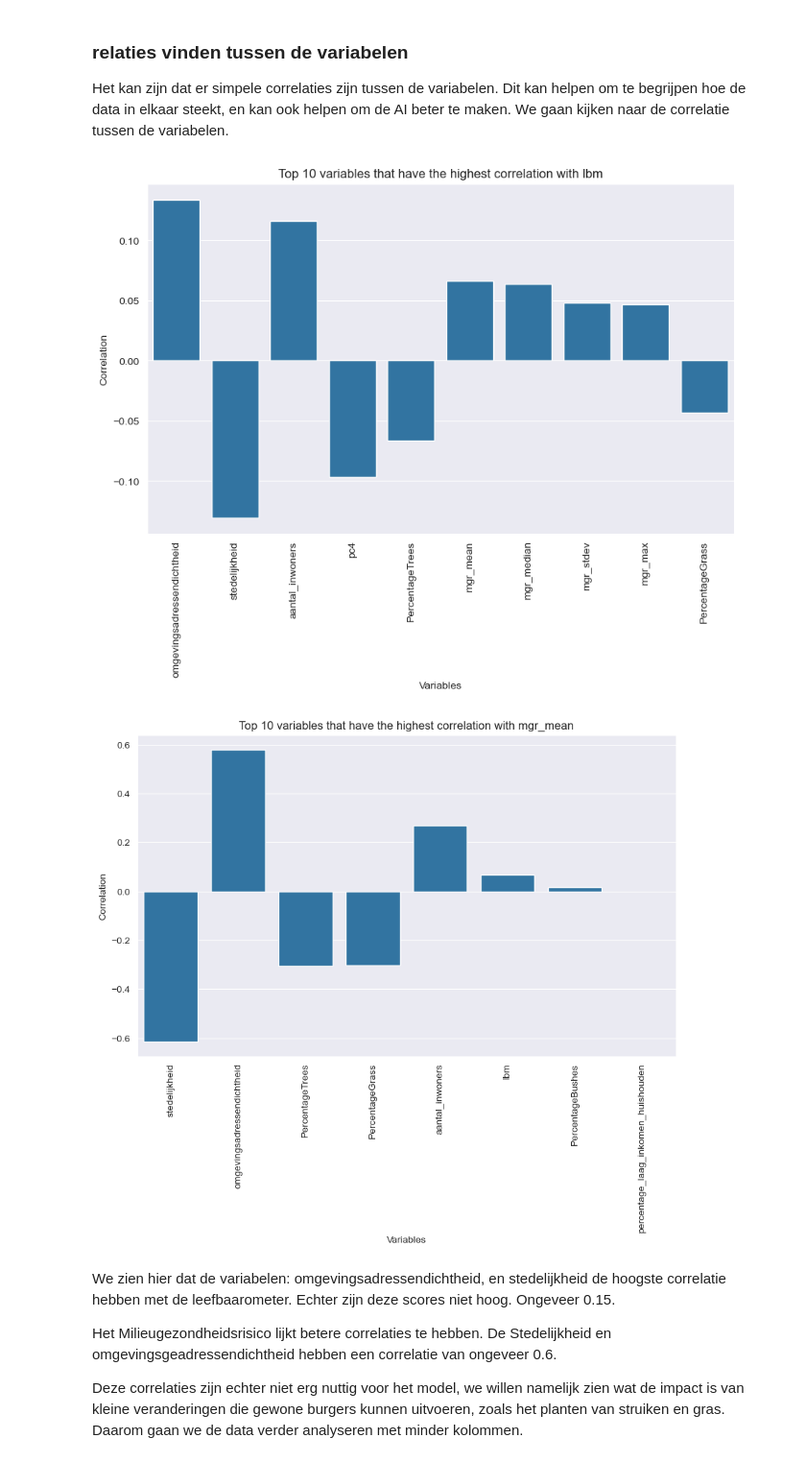
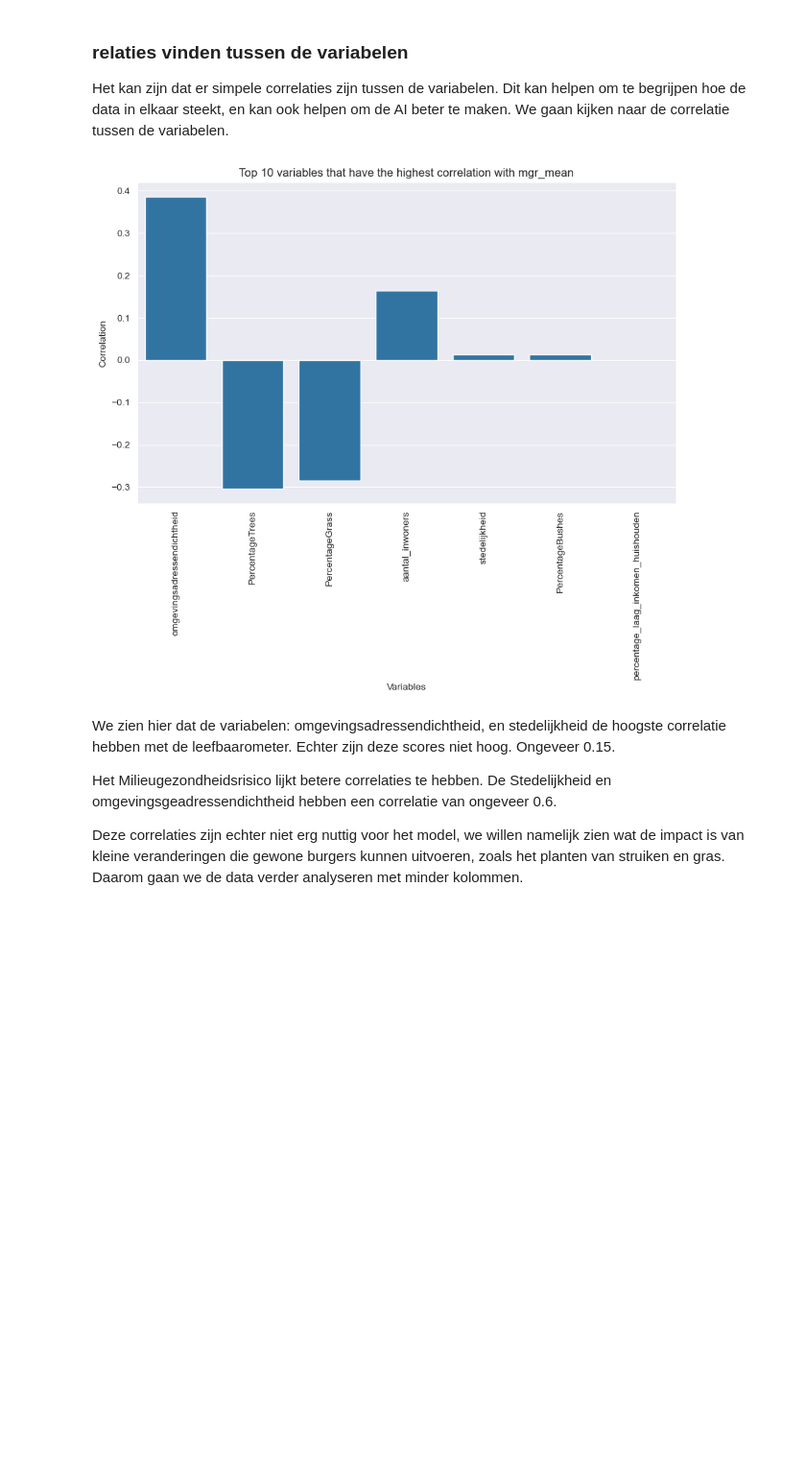
Before and after one commit to Liftpiloot/green-ai, a Jupyter notebook: green-ai.ipynb, the cells around one changed output. Shown at 96% size. Drawn from its saved outputs; the diff is of its cells as text; code cells hidden in the pictures; blank space fills up the shorter version.

```diff
--- a/green-ai.ipynb
+++ b/green-ai.ipynb
@@ -23,7 +23,7 @@ Milieugezondheidrisico = pd.read_csv('ai-data/MilieuGezondheidRisico.csv', sep='
 TreesBushesGrass = pd.read_csv('ai-data/TreesBushesGrass.csv', sep=',')
 data = []
 data.append(Groenkaart)
-data.append(Leefbaarometer)
+# data.append(Leefbaarometer)
 data.append(Milieugezondheidrisico)
 data.append(TreesBushesGrass)
 # %%
@@ -115,9 +107,11 @@ Deze subvariabelen zijn in de meeste rijen niet ingevuld, en zijn dus niet handi
 # %%
 # Verwijder de kolommen die niet nodig zijn
-merged_df.drop(columns=['fid_x', 'fid_y', 'fys', 'onv', 'soc', 'vrz', 'won', 'jaar_naar', 'jaar_van'], inplace=True)
+merged_df.drop(columns=['fid_x', 'fid_y',
+                        #'fys', 'onv', 'soc', 'vrz', 'won', 'jaar_naar', 'jaar_van'
+                        ], inplace=True)
 
 # Verwijder de rijen met een null waarde in de kolom 'lbm'
-merged_df.dropna(subset=['lbm'], inplace=True)
+# merged_df.dropna(subset=['lbm'], inplace=True)
 
 merged_df.info()
 # %% [output]
@@ -163,36 +157,35 @@ merged_df.describe()
 ### relaties vinden tussen de variabelen
 Het kan zijn dat er simpele correlaties zijn tussen de variabelen. Dit kan helpen om te begrijpen hoe de data in elkaar steekt, en kan ook helpen om de AI beter te maken. We gaan kijken naar de correlatie tussen de variabelen.
 # %%
-# print the top 10 of variables that have the highest correlation with lbm
-correlation = merged_df.corr()
-correlation = correlation['lbm']
-correlation = correlation.reindex(correlation.abs().sort_values(ascending=False).index)
-correlation = correlation[1:11]
-plt.figure(figsize=(10, 6))
-sns.barplot(x=correlation.index, y=correlation.values)
-plt.xticks(rotation=90)
-plt.title('Top 10 variables that have the highest correlation with lbm')
-plt.xlabel('Variables')
-plt.ylabel('Correlation')
-plt.show()
+# # print the top 10 of variables that have the highest correlation with lbm
+# correlation = merged_df.corr()
+# correlation = correlation['lbm']
+# correlation = correlation.reindex(correlation.abs().sort_values(ascending=False).index)
+# correlation = correlation[1:11]
+# plt.figure(figsize=(10, 6))
+# sns.barplot(x=correlation.index, y=correlation.values)
+# plt.xticks(rotation=90)
+# plt.title('Top 10 variables that have the highest correlation with lbm')
+# plt.xlabel('Variables')
+# plt.ylabel('Correlation')
+# plt.show()
 
 # print the top 10 of variables that have the highest correlation with mgr_mean
 exclude = ['mgr_median', 'mgr_stdev', 'mgr_min', 'mgr_max', 'mgr_range', 'pc4']
 temp_df = merged_df.drop(columns=exclude)
 correlation = temp_df.corr()
 correlation = correlation['mgr_mean']
 correlation = correlation.reindex(correlation.abs().sort_values(ascending=False).index)
 correlation = correlation[1:11]
 plt.figure(figsize=(10, 6))
 sns.barplot(x=correlation.index, y=correlation.values)
 plt.xticks(rotation=90)
 plt.title('Top 10 variables that have the highest correlation with mgr_mean')
 plt.xlabel('Variables')
 plt.ylabel('Correlation')
 plt.show()
 # %% [output]
-[figure, old version]
+[figure, new version]
-[figure, removed]
 # %% [markdown]
 We zien hier dat de variabelen: omgevingsadressendichtheid, en stedelijkheid de hoogste correlatie hebben met de leefbaarometer. Echter zijn deze scores niet hoog. Ongeveer 0.15.
 
```
Also changed, not shown: parts of 12 cells of this notebook, 4 other files.
